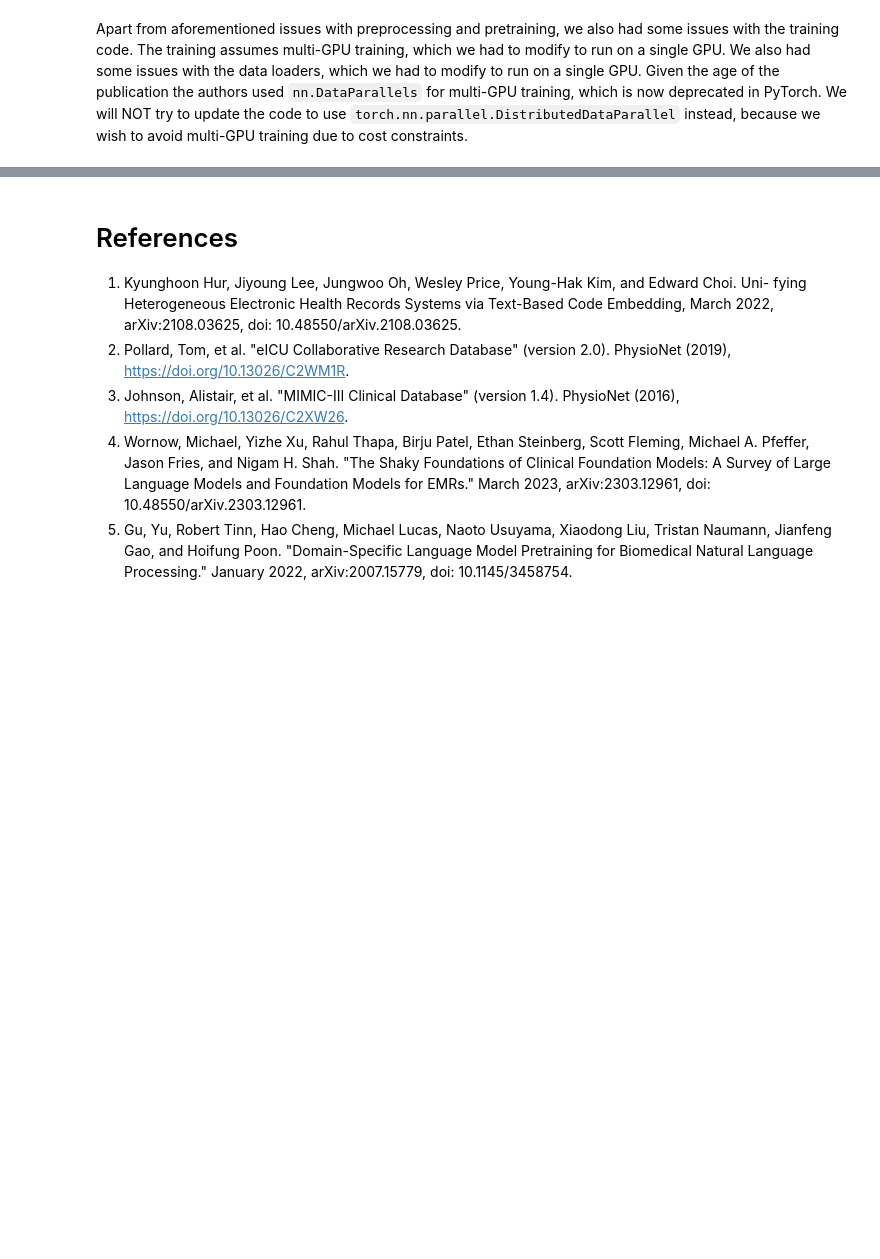
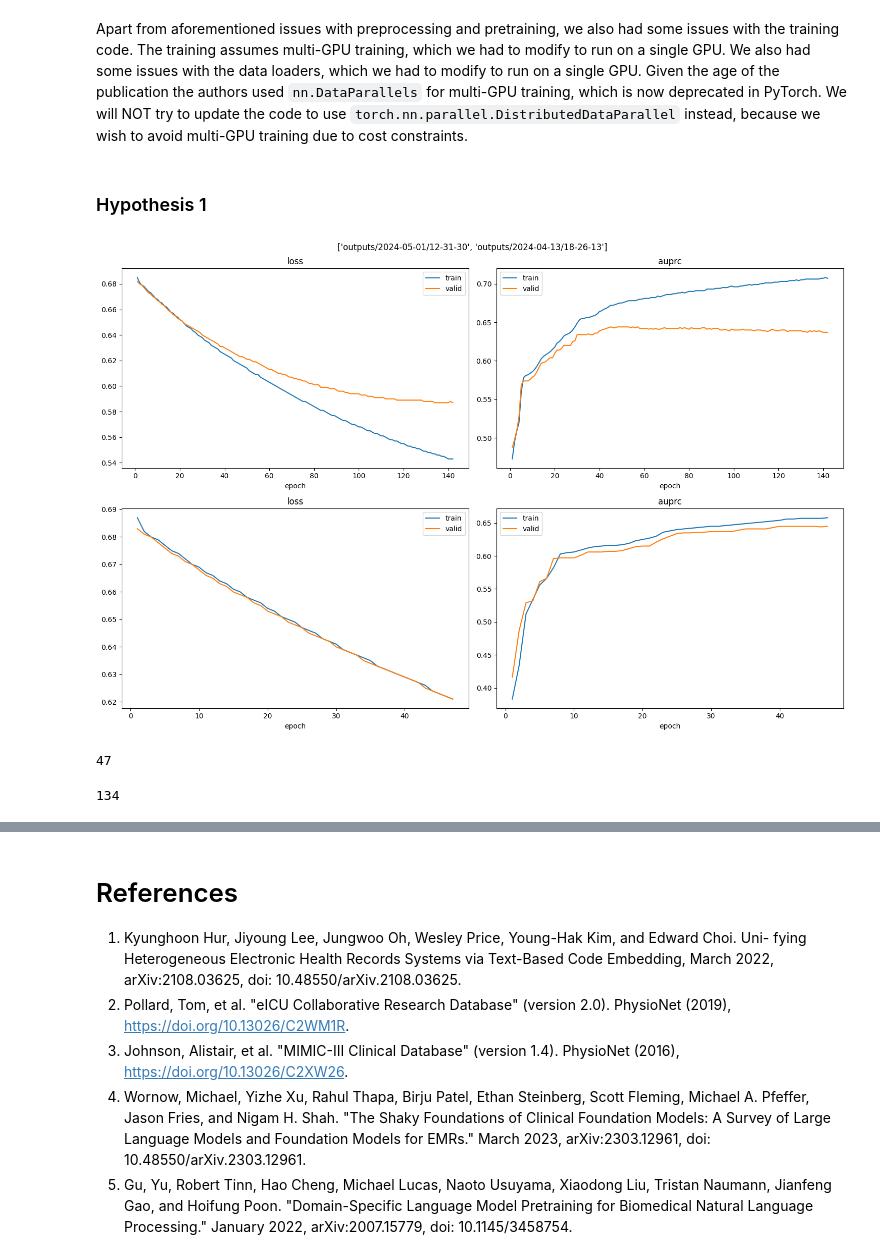
Before and after one commit to constantinkappel/dlh_project, a Jupyter notebook: 00_DL4H_Team_86_normank2_ajangid2_daniel43.ipynb, the cells around one changed output, grey strips where cells are left out. Saved outputs shown, nothing was run; the diff lists cells and outputs as text; code cells hidden in the pictures; blank space fills up the shorter version.

```diff
--- a/00_DL4H_Team_86_normank2_ajangid2_daniel43.ipynb
+++ b/00_DL4H_Team_86_normank2_ajangid2_daniel43.ipynb
@@ -648,6 +797,20 @@ We will likely not train BERT-tiny from scratch, because it is very computationa
 # %% [markdown]
 Apart from aforementioned issues with preprocessing and pretraining, we also had some issues with the training code. The training assumes multi-GPU training, which we had to modify to run on a single GPU. We also had some issues with the data loaders, which we had to modify to run on a single GPU.
 Given the age of the publication the authors used `nn.DataParallels` for multi-GPU training, which is now deprecated in PyTorch. We will NOT try to update the code to use `torch.nn.parallel.DistributedDataParallel` instead, because we wish to avoid multi-GPU training due to cost constraints.
+# %% [markdown]
+### Hypothesis 1
+# %%
+plot_metrics(df_metrics, run=['outputs/2024-05-01/12-31-30', 'outputs/2024-04-13/18-26-13'], metrics=['loss', 'auprc'], folds=['train', 'valid'])
+# %% [output]
+[figure, added]
+# %%
+get_best_epoch(df_metrics, run='outputs/2024-04-13/18-26-13', fold='valid')
+# %% [output]
+47
+# %%
+get_best_epoch(df_metrics, run='outputs/2024-05-01/12-31-30', fold='valid')
+# %% [output]
+134
 # %% [markdown]
 ### Hypothesis 4 - DescEmb outperforms CodeEmb in predicting patient outcomes
 
```
Also changed, not shown: parts of 22 cells of this notebook, 3 other files.
